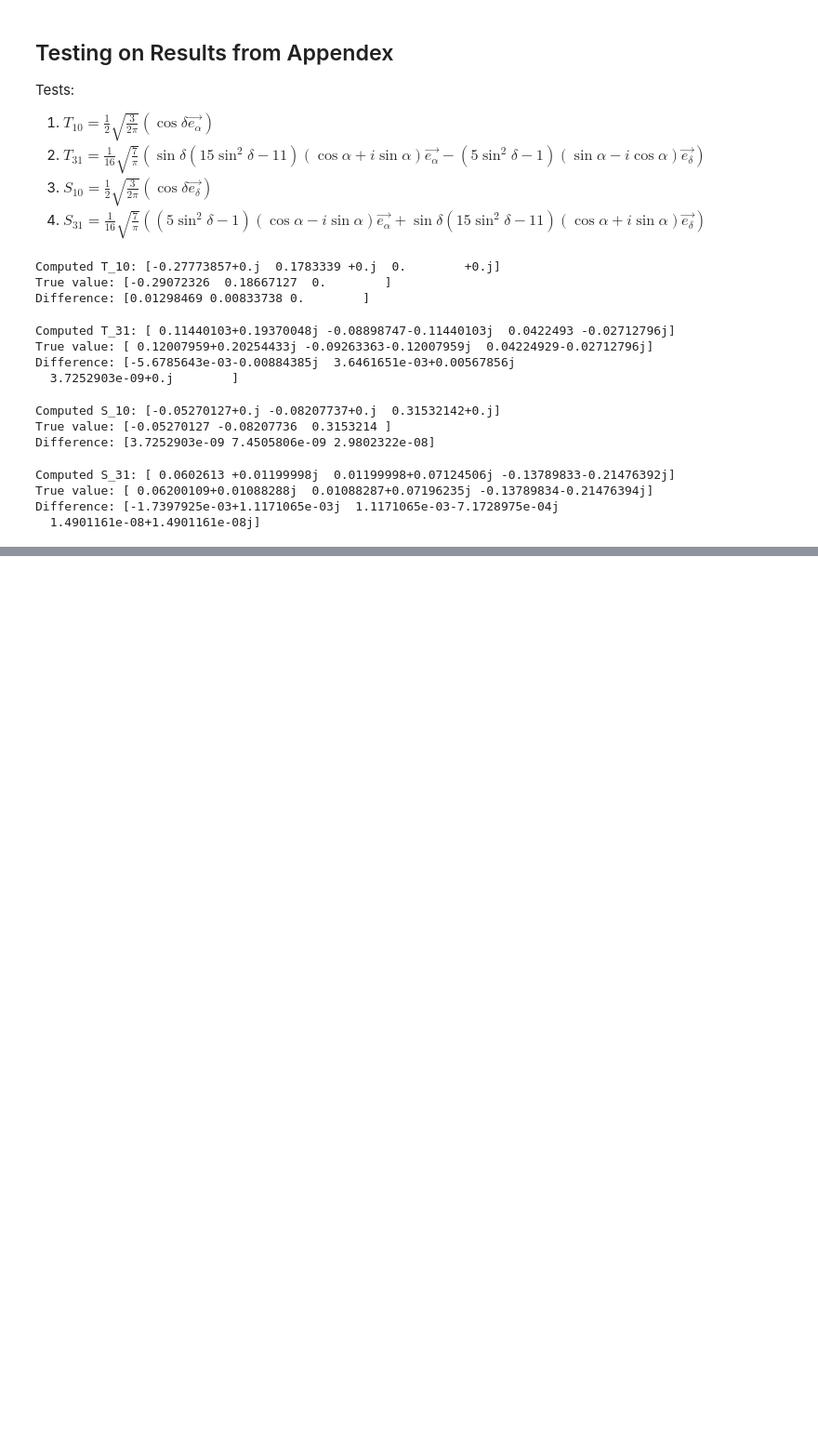
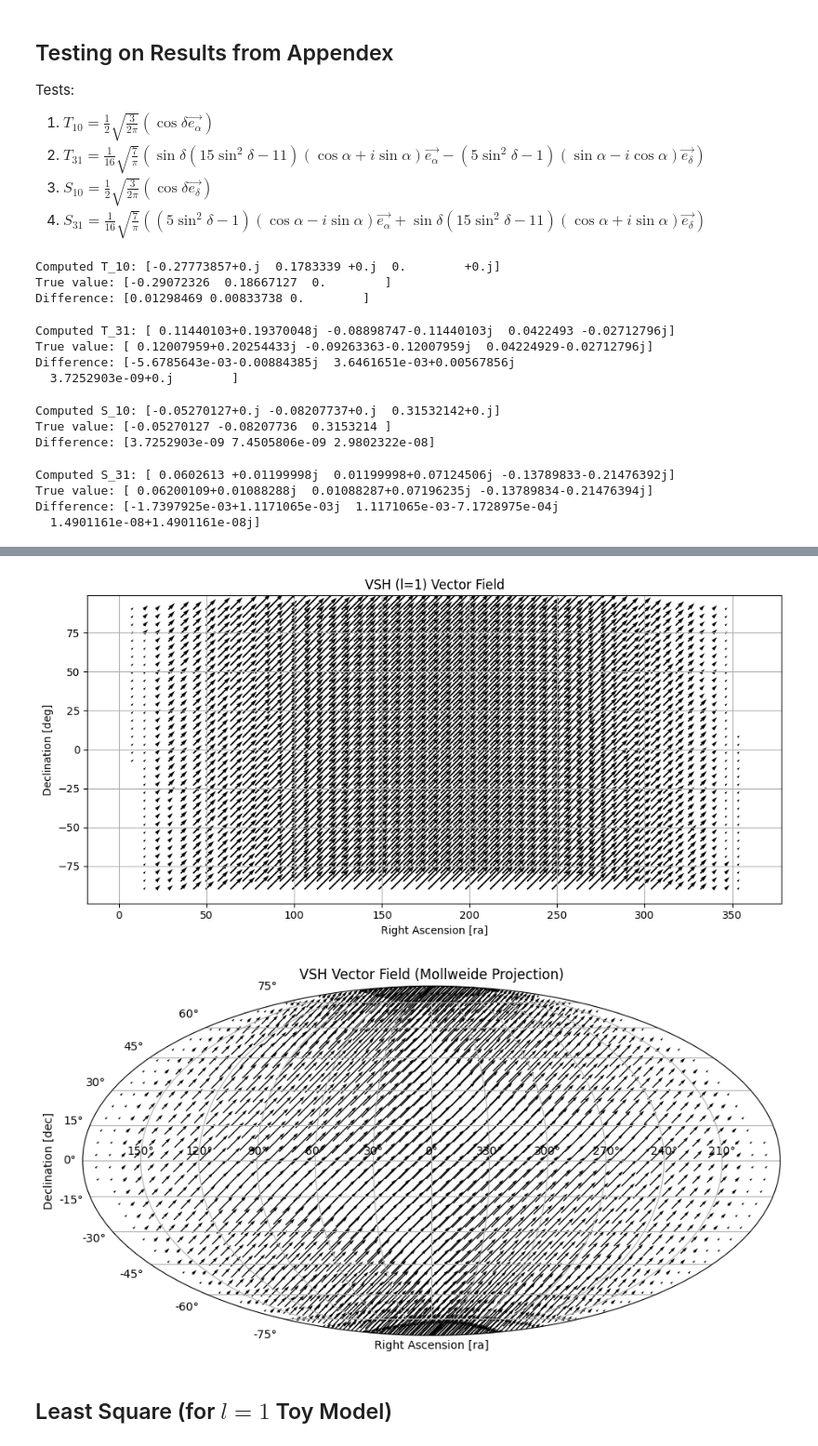
Before and after one commit to MatteoMancini01/Gaia_EDR3, a Jupyter notebook: Tests.ipynb, the cells around one changed output, grey strips where cells are left out. Shown at 93% size. Cells and saved outputs as stored; diff of their text form; code cells hidden in the pictures; blank space fills up the shorter version.

```diff
--- a/Tests.ipynb
+++ b/Tests.ipynb
@@ -530,0 +599,7 @@ plt.show()
+# %%
+VSH_field_vis(alpha, delta, theta2)
+# %% [output]
+[figure, added]
+[figure, added]
+# %% [markdown]
+## Least Square (for $l=1$ Toy Model)
```
Also changed, not shown: parts of 23 cells of this notebook.
